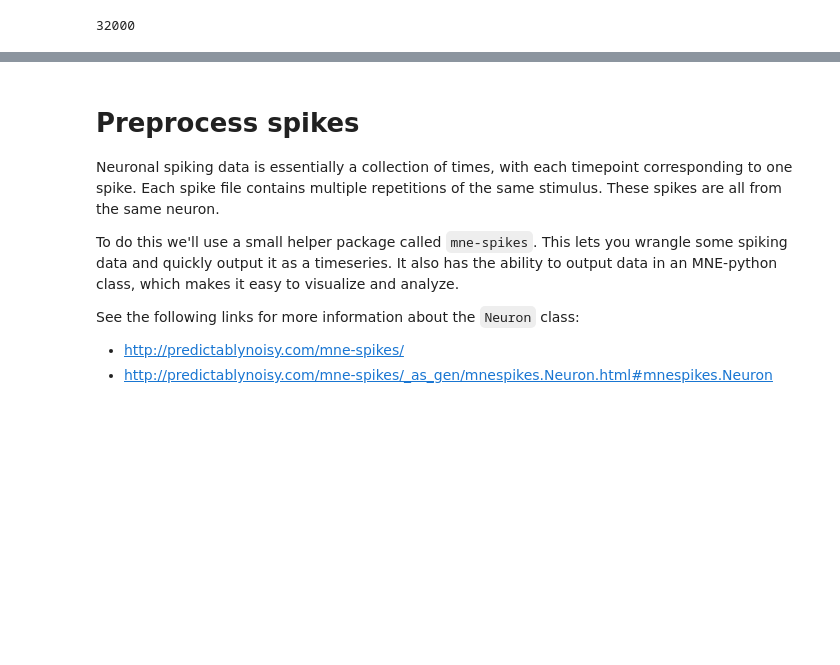
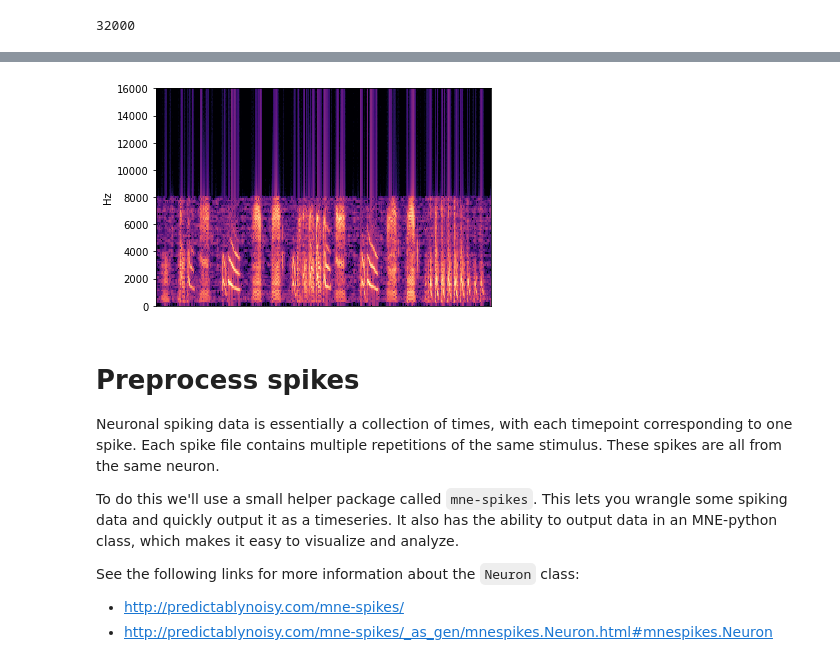
Before and after one commit to theunissenlab/crcns, a Jupyter notebook: python/tutorial-coherence.ipynb, the cells around one changed output, grey strips where cells are left out. Cells and saved outputs as stored; diff of their text form; code cells hidden in the pictures; blank space fills up the shorter version.

```diff
--- a/python/tutorial-coherence.ipynb
+++ b/python/tutorial-coherence.ipynb
@@ -250,17 +252,19 @@ myBioSound.spectro.shape
 # %%
 # Or we could also use librosa
 # This is the most powerful for audio analysis, though it's kind of a pain to install
 import librosa as lr
 import librosa.display as lrd
 
 # Define a gaussian window
 gauss_std = 80
 window = ('gaussian', gauss_std)
 
 # Calculate / plot the STFT
 stft = lr.stft(audio.astype('float'), window=window, n_fft=2**8)
 ax = lrd.specshow(lr.amplitude_to_db(stft), sr=sfreq_audio, y_axis='linear')
-ax.set(ylim=[500, 8000])
+# ax.set(ylim=[500, 8000])
+# %% [output]
+[figure, added]
 # %% [markdown]
 # Preprocess spikes
 Neuronal spiking data is essentially a collection of times, with each timepoint corresponding to one spike. Each spike file contains multiple repetitions of the same stimulus. These spikes are all from the same neuron.
```
Also changed, not shown: parts of 10 cells of this notebook, 5 other files.
